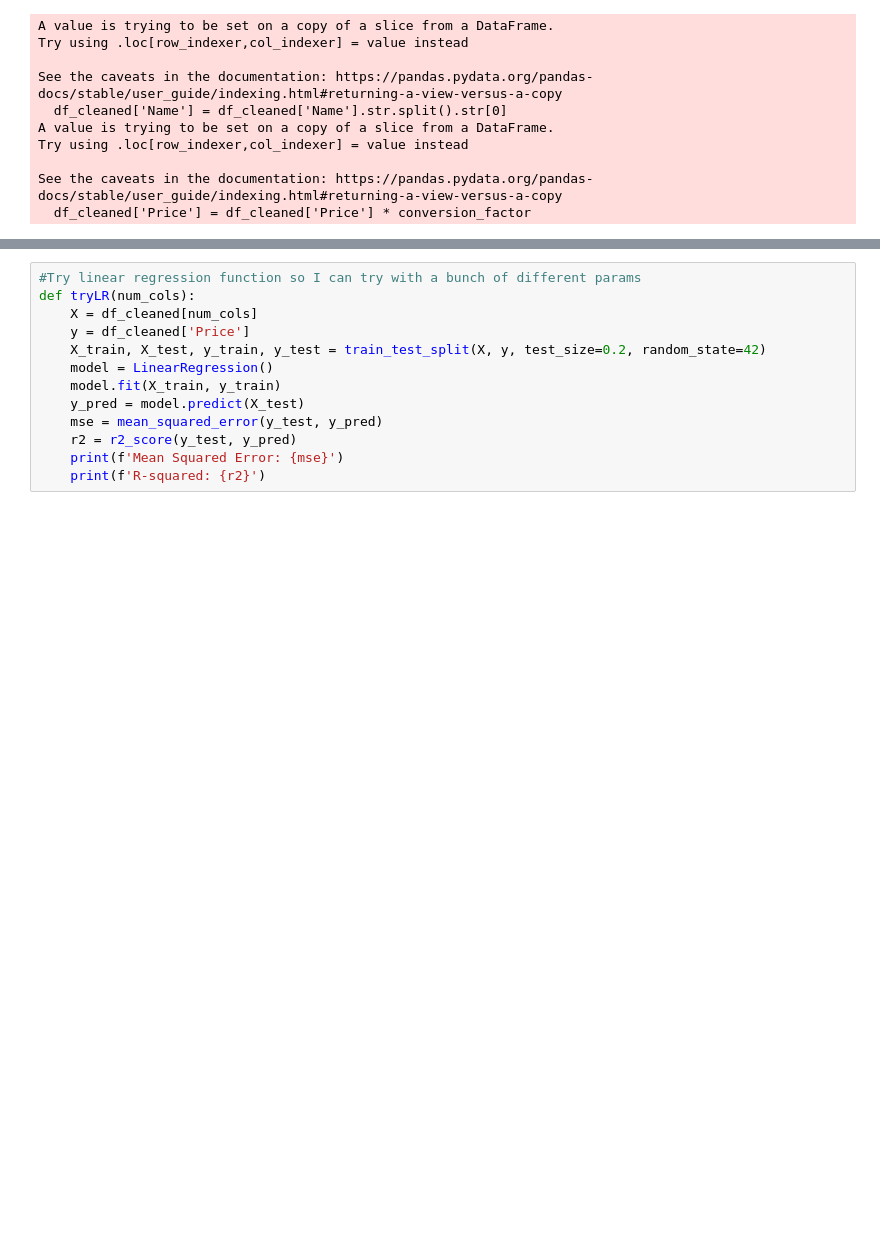
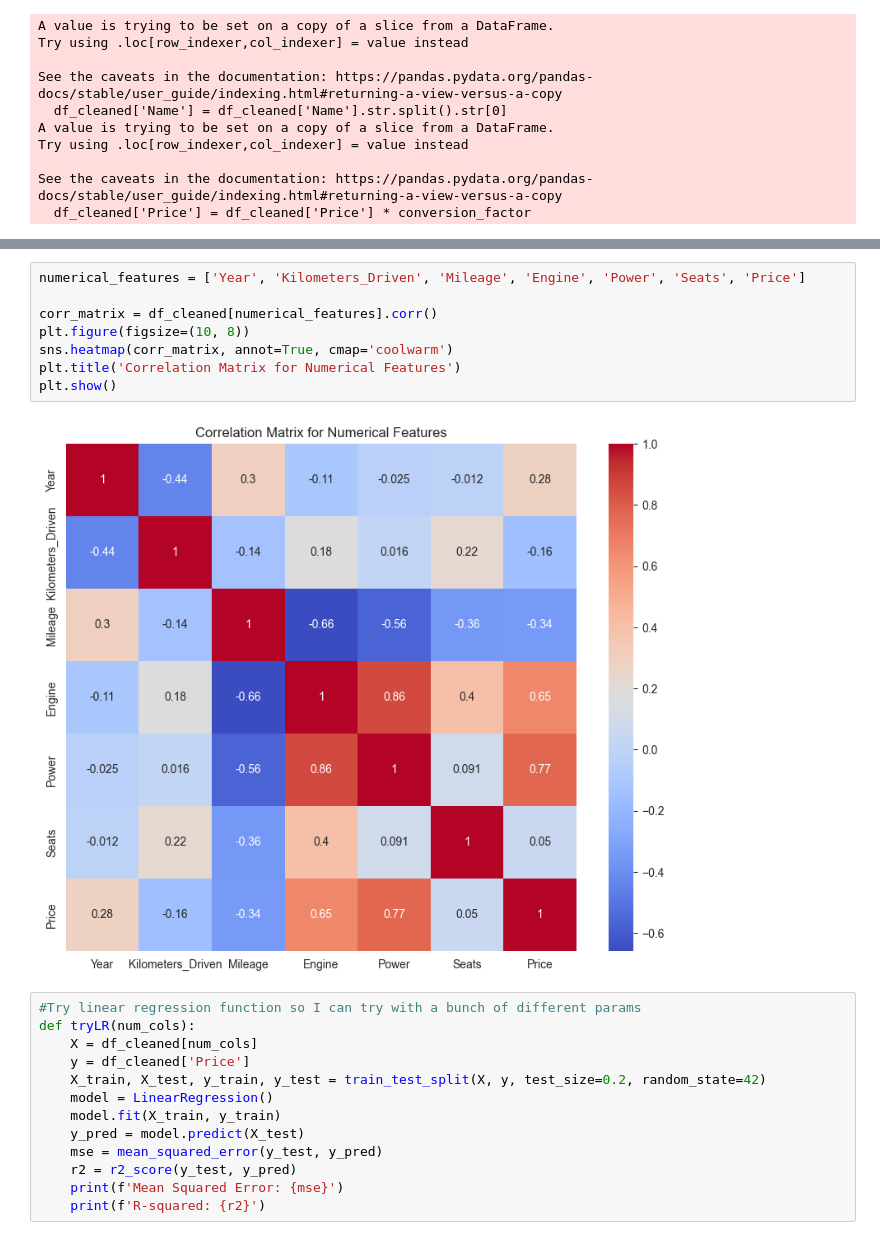
Before and after one commit to henrygbrand/MLFinalProject, a Jupyter notebook: car_prices.ipynb, the cells around one changed output, grey strips where cells are left out. Saved outputs shown, nothing was run; the diff lists cells and outputs as text; blank space fills up the shorter version.

Commit message:
Hyperparam Tuning and More Charts

```diff
--- a/car_prices.ipynb
+++ b/car_prices.ipynb
@@ -125,3 +128,13 @@ for col in categorical_columns:
+# %%
+numerical_features = ['Year', 'Kilometers_Driven', 'Mileage', 'Engine', 'Power', 'Seats', 'Price']
+
+corr_matrix = df_cleaned[numerical_features].corr()
+plt.figure(figsize=(10, 8))
+sns.heatmap(corr_matrix, annot=True, cmap='coolwarm')
+plt.title('Correlation Matrix for Numerical Features')
+plt.show()
+# %% [output]
+[figure, added]
 # %%
 #Try linear regression function so I can try with a bunch of different params
 def tryLR(num_cols):
```
Also changed, not shown: parts of 10 cells of this notebook.
